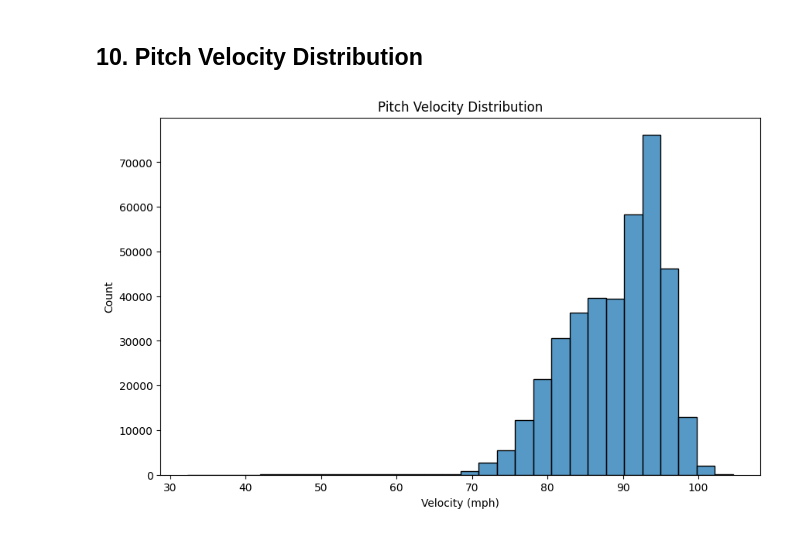
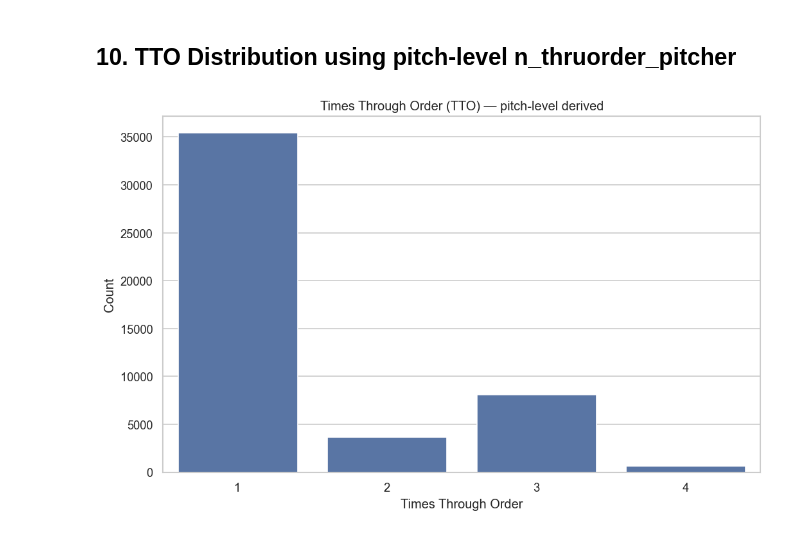
Before and after one commit to EthanBobrik/MLB-Bullpen-Strategy, a Jupyter notebook: notebooks/03_eda_sanity.ipynb, the cells around one changed output. Cells and saved outputs as stored; diff of their text form; code cells hidden in the pictures.

```diff
--- a/notebooks/03_eda_sanity.ipynb
+++ b/notebooks/03_eda_sanity.ipynb
@@ -144,4 +235,14 @@ plt.show()
 # %%
-df2 = df.merge(ip_per_app, on=group_keys, how="left")
-df2.head()
+# Use n_thruorder_pitcher if present in raw (this is pitch-level TTO)
+if 'n_thruorder_pitcher' in df.columns:
+    tto_summary = (
+        df.groupby([GAME_COL, PITCHER_COL])['n_thruorder_pitcher']
+        .max()
+        .reset_index().rename(columns={PITCHER_COL: 'pitcher_id', GAME_COL: 'game_pk', 'n_thruorder_pitcher': 'tto_max'})
+    )
+    pitcher_appear = pitcher_appear.merge(tto_summary, on=['game_pk', 'pitcher_id'], how='left')
+else:
+    pitcher_appear['tto_max'] = pd.NA
+
+pitcher_appear.head()
 # %% [output]
@@ -156,11 +257,17 @@ df2.head()
 # %%
-pitch_count = (
-    df.groupby(group_keys)["pitch_count"]
-      .max()
-      .reset_index(name="total_pitches")
+# Some pitcher-level metadata: handedness and average release_speed while on mound for that appearance
+meta = (
+    df.groupby([GAME_COL, PITCHER_COL])
+    .agg(
+        pitcher_throws = ( 'p_throws', 'first' ),
+        avg_release_speed = (RELEASE_SPEED_COL, 'mean'),
+        most_common_pitch = (PITCH_TYPE_COL, lambda s: s.mode().iat[0] if not s.mode().empty else pd.NA)
+    )
+    .reset_index()
+    .rename(columns={PITCHER_COL: 'pitcher_id', GAME_COL: 'game_pk'})
 )
 
-df_ip_pitch = ip_per_app.merge(pitch_count, on=group_keys, how="left")
+pitcher_appear = pitcher_appear.merge(meta, on=['game_pk', 'pitcher_id'], how='left')
 
-df_ip_pitch.head()
+pitcher_appear.head()
 # %% [output]
@@ -268,13 +333,16 @@ plt.show()
 # %% [markdown]
-## 10. Pitch Velocity Distribution
+## 10. TTO Distribution using pitch-level n_thruorder_pitcher
 # %%
 plt.figure(figsize=(10,6))
-sns.histplot(df["release_speed"].dropna(), bins=30)
-plt.title("Pitch Velocity Distribution")
-plt.xlabel("Velocity (mph)")
-plt.ylabel("Count")
-plt.savefig("viz/pitch_velocity_hist.png", dpi=300)
+if 'tto_max' in pitcher_appear.columns:
+    sns.countplot(x=pitcher_appear['tto_max'].dropna().astype(int))
+    plt.title("Times Through Order (TTO) — pitch-level derived")
+    plt.xlabel("Times Through Order")
+    plt.ylabel("Count")
+    plt.savefig(os.path.join(viz_folder, "tto_distribution.png"), dpi=300, bbox_inches="tight")
+else:
+    plt.text(0.1, 0.5, "n_thruorder_pitcher not available", fontsize=14)
 plt.show()
 # %% [output]
-[figure, old version]
+[figure, new version]
 # %% [markdown]
```
Also changed, not shown: parts of 49 cells of this notebook, 24 other files.
